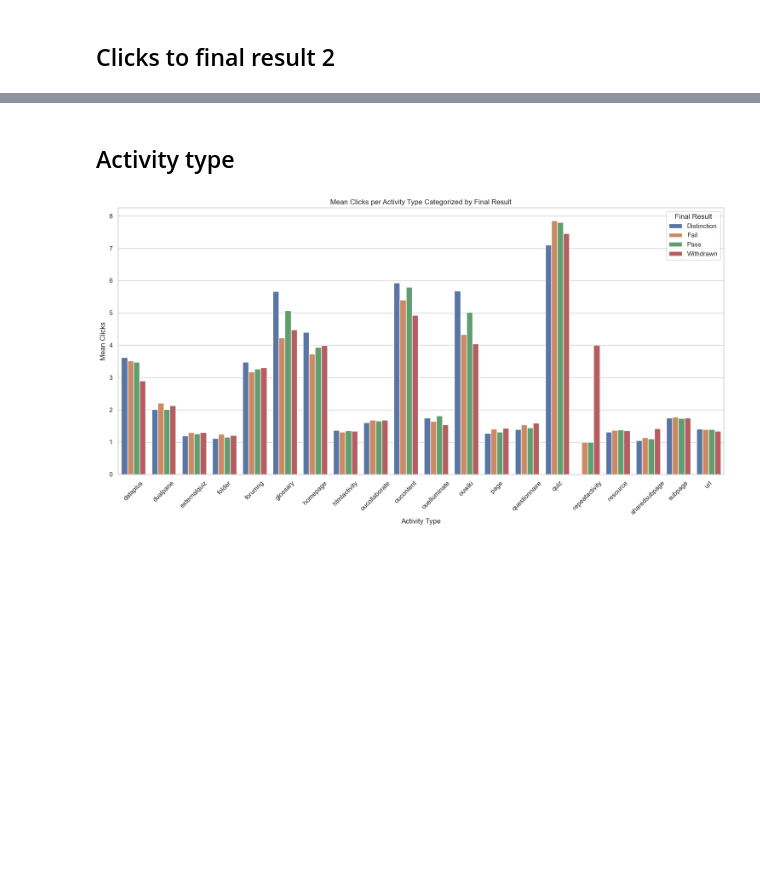
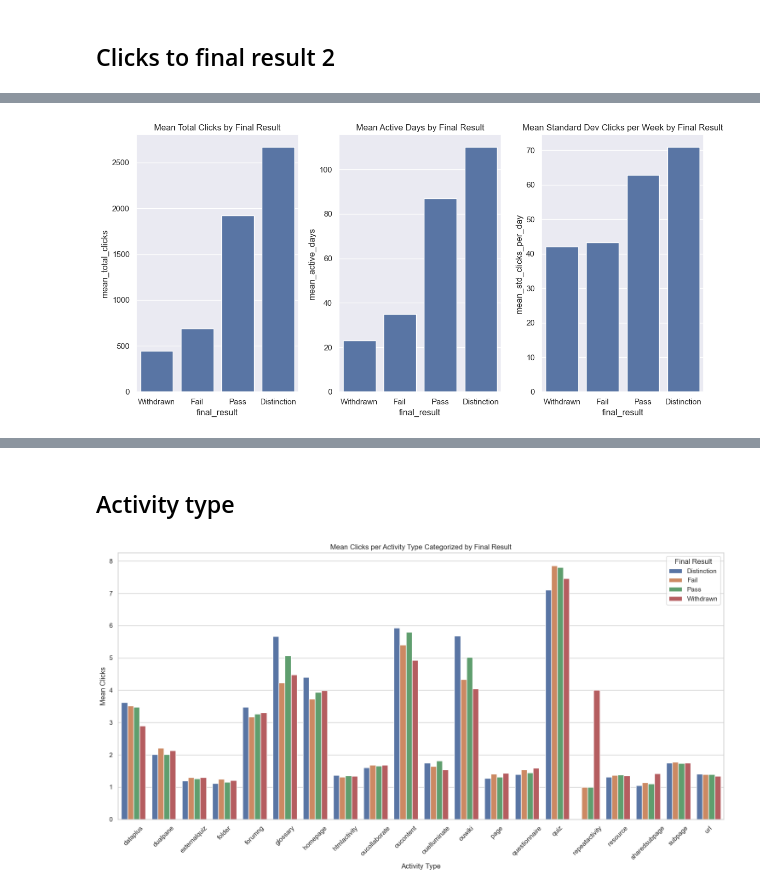
Before and after one commit to Timorun/EngBackend, a Jupyter notebook: analyticspy/OULADanalysis.ipynb, the cells around one changed output, grey strips where cells are left out. Saved outputs shown, nothing was run; the diff lists cells and outputs as text; code cells hidden in the pictures; blank space fills up the shorter version.

```diff
--- a/analyticspy/OULADanalysis.ipynb
+++ b/analyticspy/OULADanalysis.ipynb
@@ -183,0 +124,79 @@ plt.show()
+# %%
+days = 300
+# Filter out data after set date
+student_vle = student_vle[student_vle['date'] < days]
+
+
+# Calculate days_interacted
+days_interacted = student_vle.groupby(['id_student', 'code_module', 'code_presentation'])['date'].nunique().reset_index(name='days_interacted')
+
+#Calculate week
+student_vle['week'] = student_vle['date'] // 7
+# Group by student, module, presentation, and week, and aggregate clicks
+weekly_clicks = student_vle.groupby(['id_student', 'code_module', 'code_presentation', 'week'])['sum_click'].sum().reset_index()
+
+# Now group by student, module, and presentation to calculate the standard deviation of weekly clicks
+agg_features = weekly_clicks.groupby(['id_student', 'code_module', 'code_presentation']).agg(
+    total_clicks=pd.NamedAgg(column='sum_click', aggfunc='sum'),
+    std_weekly_clicks=pd.NamedAgg(column='sum_click', aggfunc='std')
+).reset_index()
+# Merge with days_interacted
+agg_features = agg_features.merge(days_interacted, on=['id_student', 'code_module', 'code_presentation'])
+
+
+#
+# percentiles = [0.5, 0.75]  # Use values between 0 and 1 for percentiles
+# click_percentiles = student_vle.groupby(['id_student', 'code_module', 'code_presentation'], observed=False)['sum_click'].quantile(percentiles)
+# click_percentiles = click_percentiles.unstack().reset_index()
+# click_percentiles.columns = ['id_student', 'code_module', 'code_presentation'] + [f'click_{p*100}th_percentile' for p in percentiles]
+# agg_features = agg_features.merge(click_percentiles, on=['id_student', 'code_module', 'code_presentation'], how='left')
+
+merged_data = pd.merge(agg_features, student_info, on=['id_student', 'code_module', 'code_presentation']).reset_index()
+print(merged_data.columns)
+
+# Calculate the means for different final results
+mean_values = merged_data.groupby('final_result').agg(
+    mean_total_clicks=('total_clicks', 'mean'),
+    mean_active_days=('days_interacted', 'mean'),
+    mean_std_clicks_per_day=('std_weekly_clicks', 'mean')
+).reset_index()
+
+
+# Define the order of categories
+category_order = ["Withdrawn", "Fail", "Pass", "Distinction"]
+
+# Create bar plots to visualize the means for different final results
+plt.figure(figsize=(12, 6))
+
+plt.subplot(1, 3, 1)
+sns.barplot(x='final_result', order=category_order, y='mean_total_clicks', data=mean_values)
+plt.title('Mean Total Clicks by Final Result')
+
+plt.subplot(1, 3, 2)
+sns.barplot(x='final_result', order=category_order, y='mean_active_days', data=mean_values)
+plt.title('Mean Active Days by Final Result')
+
+plt.subplot(1, 3, 3)
+sns.barplot(x='final_result', order=category_order, y='mean_std_clicks_per_day', data=mean_values)
+plt.title('Mean Standard Dev Clicks per Week by Final Result')
+
+plt.tight_layout()
+plt.show()
+
+# Create a boxplot to visualize click distribution percentiles by Final Result
+plt.figure(figsize=(12, 6))
+# plt.subplot(1, 3, 1)
+# sns.barplot(x='final_result', order=category_order, y='click_25.0th_percentile', data=merged_data)
+# plt.title('Click Distribution - 25th Percentile by Final Result')
+
+# plt.subplot(1, 3, 2)
+# sns.barplot(x='final_result', order=category_order, y='click_50.0th_percentile', data=merged_data)
+# plt.title('Click Distribution - 50th Percentile by Final Result')
+#
+# plt.subplot(1, 3, 3)
+# sns.barplot(x='final_result', order=category_order, y='click_75.0th_percentile', data=merged_data)
+# plt.title('Click Distribution - 75th Percentile by Final Result')
+
+plt.tight_layout()
+plt.show()
+# %% [output]
@@ -183,0 +209 @@ plt.show()
+[figure, added]
```
Also changed, not shown: parts of 4 cells of this notebook, 4 other files.
